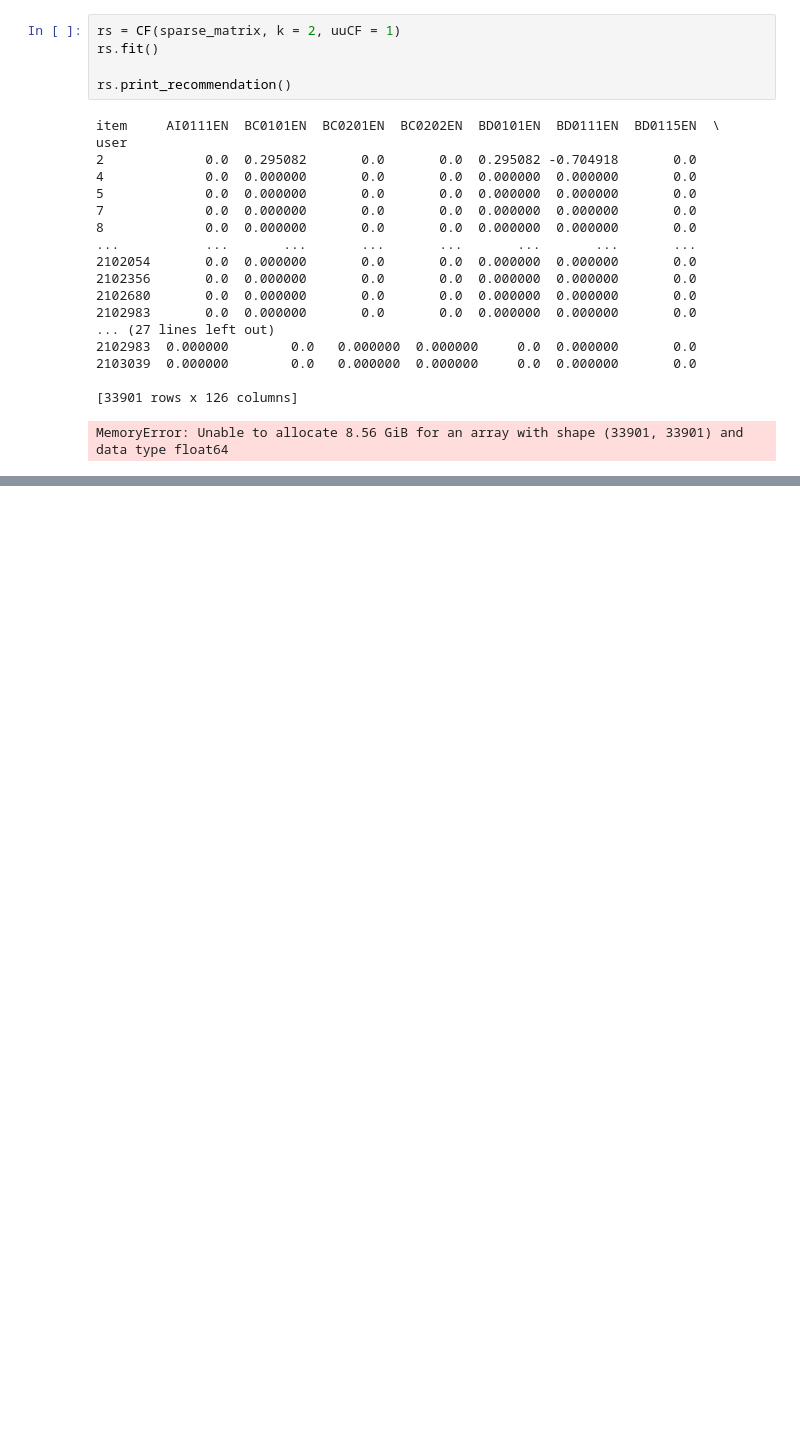
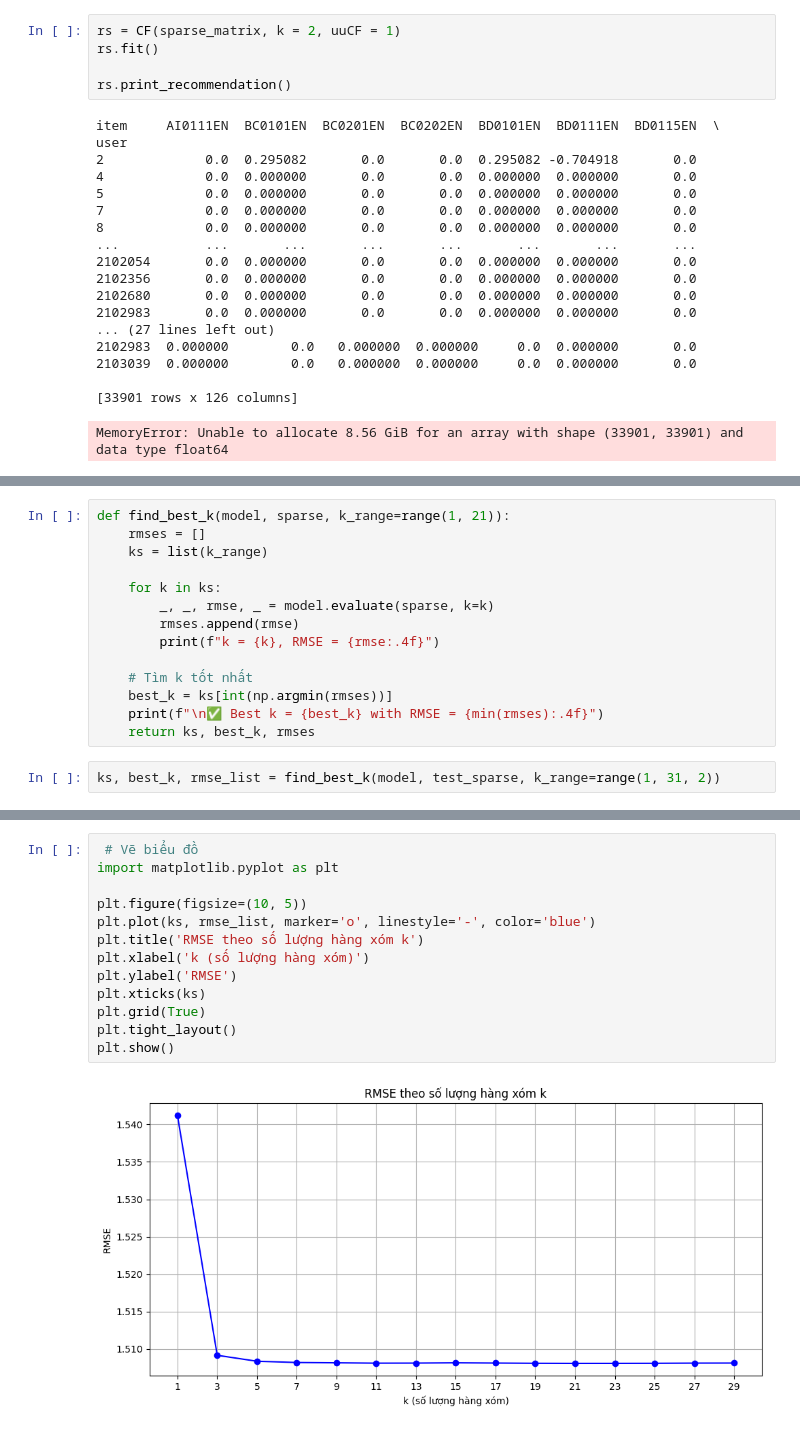
Before and after one commit to justHman/AIL, a Jupyter notebook: nb_main.ipynb, the cells around one changed output, grey strips where cells are left out. Saved outputs shown, nothing was run; the diff lists cells and outputs as text; blank space fills up the shorter version.

```diff
--- a/nb_main.ipynb
+++ b/nb_main.ipynb
@@ -265,0 +428,16 @@ MemoryError: Unable to allocate 8.56 GiB for an array with shape (33901, 33901)
+# %%
+def find_best_k(model, sparse, k_range=range(1, 21)):
+    rmses = []
+    ks = list(k_range)
+
+    for k in ks:
+        _, _, rmse, _ = model.evaluate(sparse, k=k)
+        rmses.append(rmse)
+        print(f"k = {k}, RMSE = {rmse:.4f}")
+
+    # Tìm k tốt nhất
+    best_k = ks[int(np.argmin(rmses))]
+    print(f"\n✅ Best k = {best_k} with RMSE = {min(rmses):.4f}")
+    return ks, best_k, rmses
+# %%
+ks, best_k, rmse_list = find_best_k(model, test_sparse, k_range=range(1, 31, 2))
@@ -265,0 +462,15 @@ MemoryError: Unable to allocate 8.56 GiB for an array with shape (33901, 33901)
+# %%
+ # Vẽ biểu đồ
+import matplotlib.pyplot as plt
+
+plt.figure(figsize=(10, 5))
+plt.plot(ks, rmse_list, marker='o', linestyle='-', color='blue')
+plt.title('RMSE theo số lượng hàng xóm k')
+plt.xlabel('k (số lượng hàng xóm)')
+plt.ylabel('RMSE')
+plt.xticks(ks)
+plt.grid(True)
+plt.tight_layout()
+plt.show()
+# %% [output]
+[figure, added]
```
Also changed, not shown: parts of 7 cells of this notebook, 6 other files.
